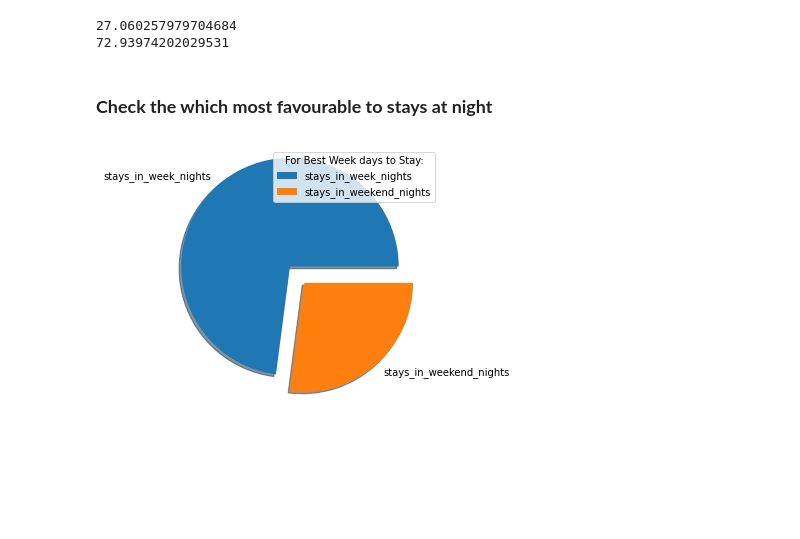
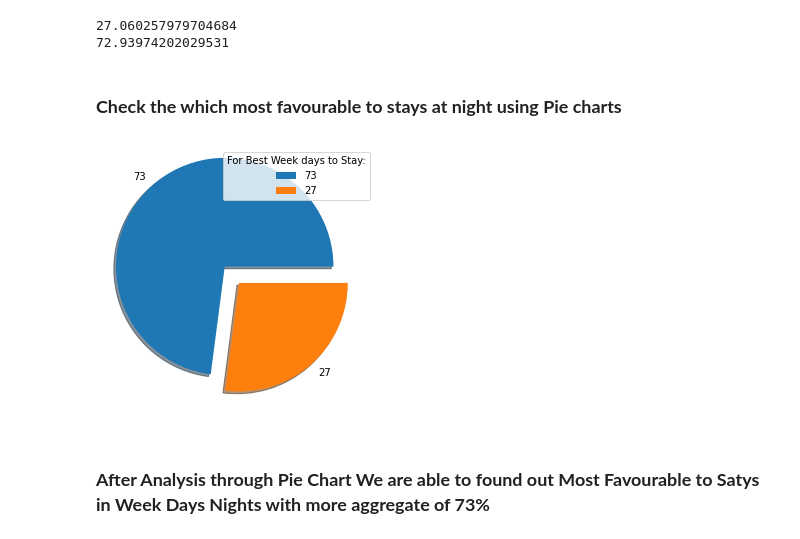
Before and after one commit to pinaki1010/Hotel_Booking_Analysis_EDA, a Jupyter notebook: Hotel_Booking_Analysis_Capstone_Project.ipynb, the cells around one changed output. Saved outputs shown, nothing was run; the diff lists cells and outputs as text; code cells hidden in the pictures; blank space fills up the shorter version.

```diff
--- a/Hotel_Booking_Analysis_Capstone_Project.ipynb
+++ b/Hotel_Booking_Analysis_Capstone_Project.ipynb
@@ -255,13 +255,15 @@ print(percentage_of_Total_stays_in_week)
 27.060257979704684
 72.93974202029531
 # %% [markdown]
-### **Check the which most favourable to stays at night**
+### **Check the which most favourable to stays at night using Pie charts**
 # %%
 y = np.array([percentage_of_Total_stays_in_week,percentage_of_Total_stays_in_weekend_nights])
-mylabels = ["stays_in_week_nights", "stays_in_weekend_nights"]
+mylabels = [round(percentage_of_Total_stays_in_week), round(percentage_of_Total_stays_in_weekend_nights)]
 myexplode = [0.2, 0]
 plt.pie(y, labels = mylabels, explode = myexplode, shadow = True)
 plt.legend(title = "For Best Week days to Stay:")
 plt.show()
 # %% [output]
-[figure, old version]
+[figure, new version]
+# %% [markdown]
+### **After Analysis through Pie Chart We are able to found out Most Favourable to Satys in Week Days Nights with more aggregate of 73%**
```
